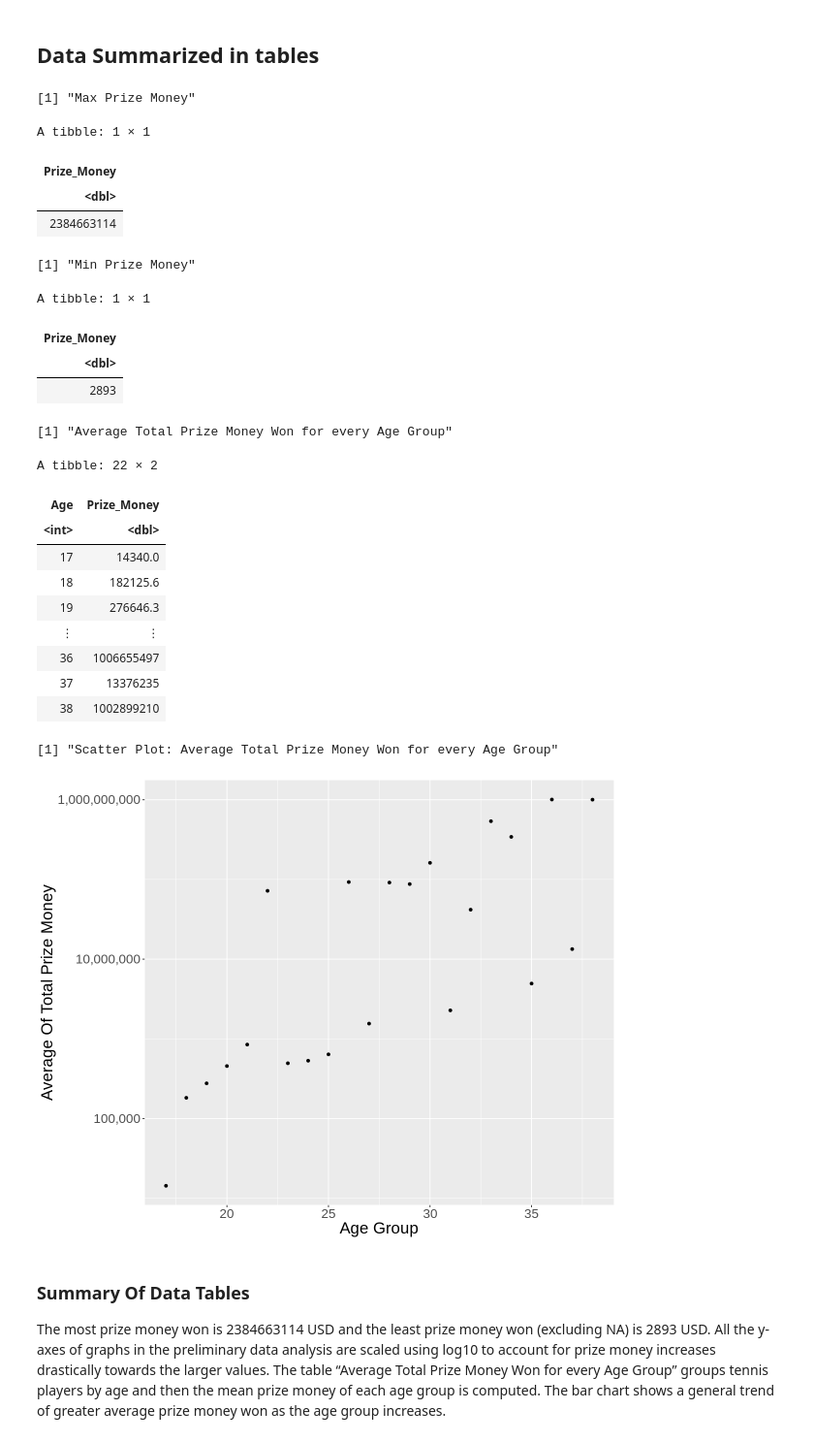
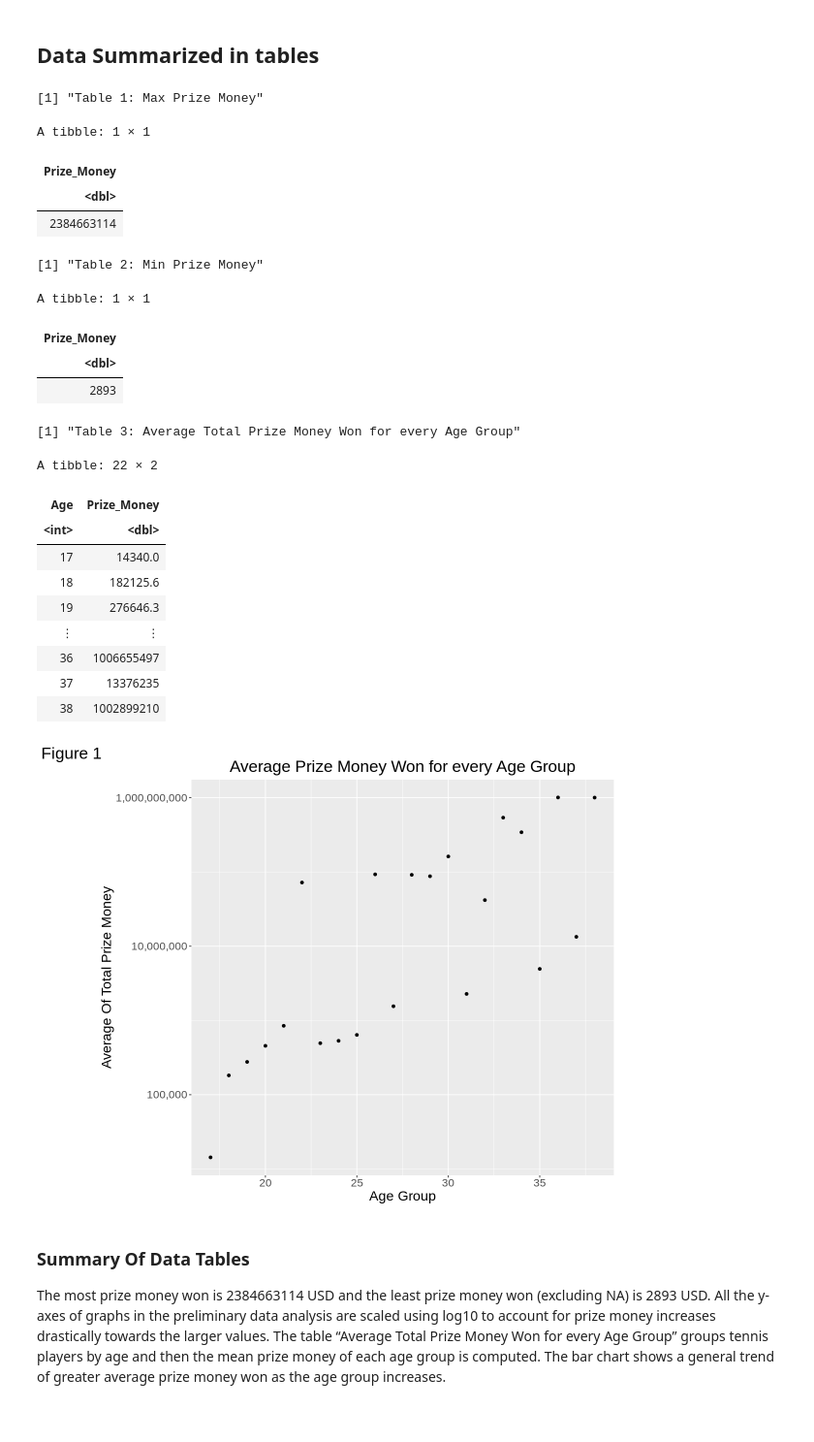
Before and after one commit to HarmanSandhu179/DSCI-100-Group-Project, a Jupyter notebook: group_project_report.ipynb, the cells around one changed output. Shown at 97% size. Saved outputs shown, nothing was run; the diff lists cells and outputs as text; code cells hidden in the pictures.

```diff
--- a/group_project_report.ipynb
+++ b/group_project_report.ipynb
@@ -156,14 +156,14 @@ player_stats_testing <- testing(player_stats_split)
 ## Data Summarized in tables
 # %%
 #Using only training data, summarize the data in at least one table.
-
+options(repr.plot.height = 8, repr.plot.width = 12)
 
 max_prize_money <- player_stats_training |>
     select(Prize_Money) |>
     arrange(Prize_Money) |>
     slice(312)
 
-print("Max Prize Money")
+print("Table 1: Max Prize Money")
 max_prize_money
 
 min_prize_money <- player_stats_training |>
@@ -171,12 +171,12 @@ min_prize_money <- player_stats_training |>
     arrange(Prize_Money) |>
     slice(1)
 
-print("Min Prize Money")
+print("Table 2: Min Prize Money")
 min_prize_money
 
 
 # Average Total Prize Money Won for every Age group.
-print("Average Total Prize Money Won for every Age Group")
+print("Table 3: Average Total Prize Money Won for every Age Group")
 average_age_prize_money <- player_stats_training |>
     group_by(Age) |>
     summarize(Prize_Money = mean(Prize_Money))
@@ -185,40 +185,39 @@ average_age_prize_money
 
 options(repr.plot.height = 8, repr.plot.width = 10)
 # Scatter plot showing the Average Total Prize Money won for every Age group.
-print("Scatter Plot: Average Total Prize Money Won for every Age Group")
 average_age_prize_money_plot <- average_age_prize_money |>
     ggplot(aes(x = Age, y = Prize_Money)) +
     geom_point() +
     xlab("Age Group") +
     ylab("Average Of Total Prize Money") +
+    labs(tag = "Figure 1" , title = "Average Prize Money Won for every Age Group"  ) +
     scale_y_log10(labels = label_comma()) +
-    theme(text = element_text(size=20))
+    theme(text = element_text(size=17), plot.title = element_text(hjust = 0.5))
 
 average_age_prize_money_plot
 # %% [output]
-[1] "Max Prize Money"
+[1] "Table 1: Max Prize Money"
 A tibble: 1 × 1
 | Prize_Money |
 | <dbl> |
 | 2384663114 |
-[1] "Min Prize Money"
+[1] "Table 2: Min Prize Money"
 A tibble: 1 × 1
 | Prize_Money |
 | <dbl> |
 | 2893 |
-[1] "Average Total Prize Money Won for every Age Group"
+[1] "Table 3: Average Total Prize Money Won for every Age Group"
 A tibble: 22 × 2
 | Age | Prize_Money |
 | <int> | <dbl> |
 | 17 | 14340.0 |
 | 18 | 182125.6 |
 | 19 | 276646.3 |
 | ⋮ | ⋮ |
 | 36 | 1006655497 |
 | 37 | 13376235 |
 | 38 | 1002899210 |
-[1] "Scatter Plot: Average Total Prize Money Won for every Age Group"
-[figure, old version]
+[figure, new version]
 # %% [markdown]
 ### Summary Of Data Tables
 
```
Also changed, not shown: parts of 5 cells of this notebook.
